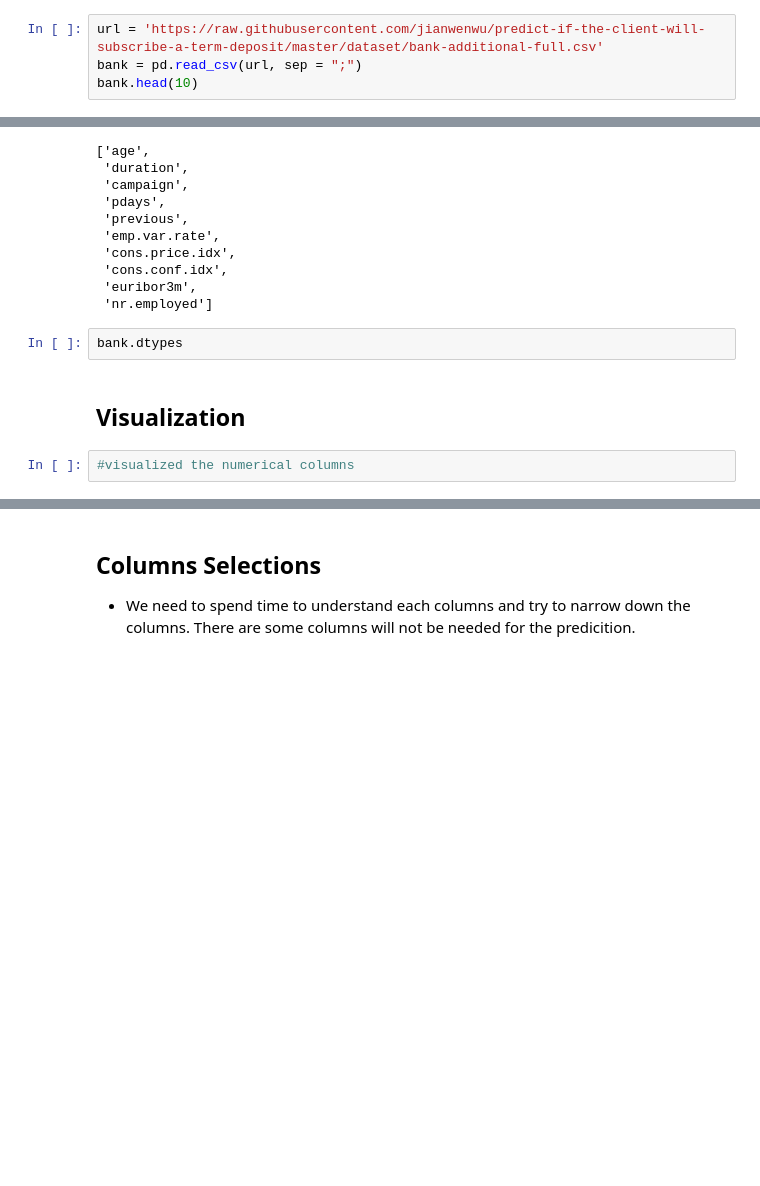
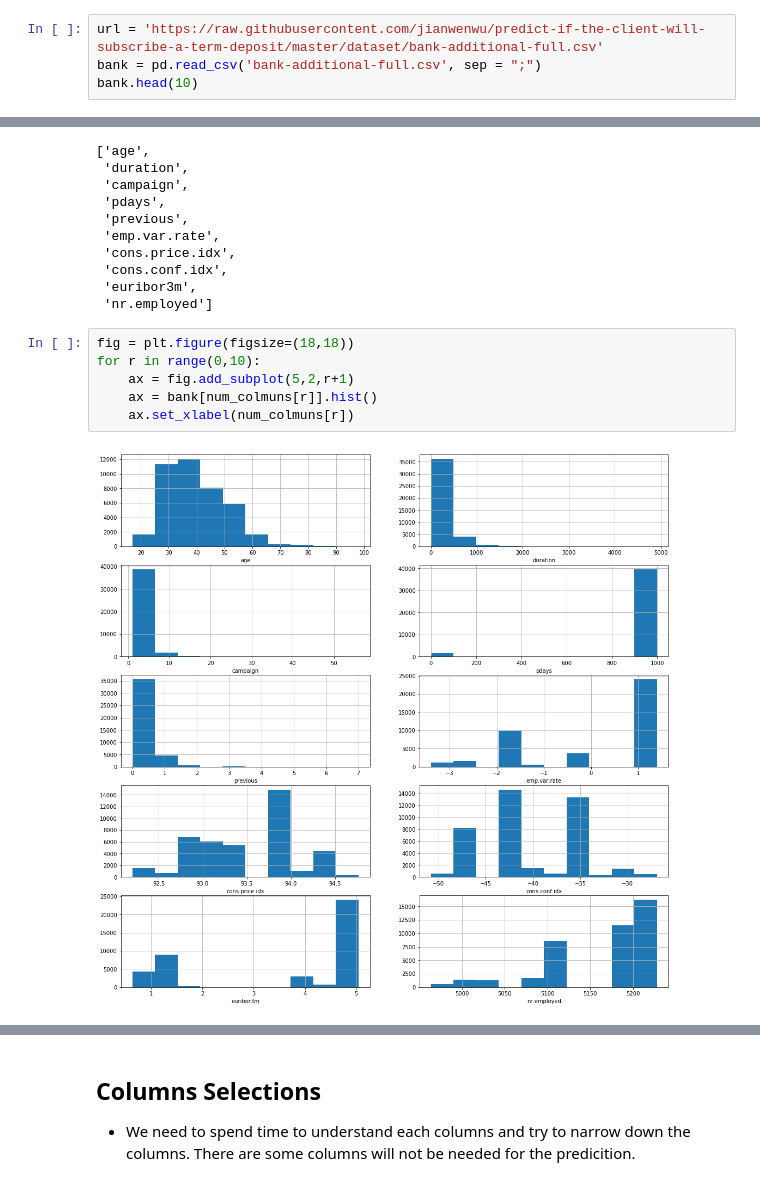
Before and after one commit to emmanguyen0602/Bank-Marketing-Prediction, a Jupyter notebook: Banking Marketing.ipynb, the cells around one changed output, grey strips where cells are left out. Drawn from its saved outputs; the diff is of its cells as text; blank space fills up the shorter version.

Commit message:
add graph

```diff
--- a/Banking Marketing.ipynb
+++ b/Banking Marketing.ipynb
@@ -81,7 +81,7 @@ from pandas.plotting import scatter_matrix
 ## Load Dataset
 # %%
 url = 'https://raw.githubusercontent.com/jianwenwu/predict-if-the-client-will-subscribe-a-term-deposit/master/dataset/bank-additional-full.csv'
-bank = pd.read_csv(url, sep = ";")
+bank = pd.read_csv('bank-additional-full.csv', sep = ";")
 bank.head(10)
 # %% [output]
 |  | age | job | marital | education | default | housing | loan | contact | month | day_of_week | ... |
@@ -221,9 +247,11 @@ num_colmuns
  'cons.conf.idx',
  'euribor3m',
  'nr.employed']
-# %%
-bank.dtypes
-# %% [markdown]
-## Visualization
-# %%
-#visualized the numerical columns
+# %%
+fig = plt.figure(figsize=(18,18))
+for r in range(0,10):
+    ax = fig.add_subplot(5,2,r+1)
+    ax = bank[num_colmuns[r]].hist()
+    ax.set_xlabel(num_colmuns[r])
+# %% [output]
+[figure, added]
```
Also changed, not shown: parts of 8 cells of this notebook.
